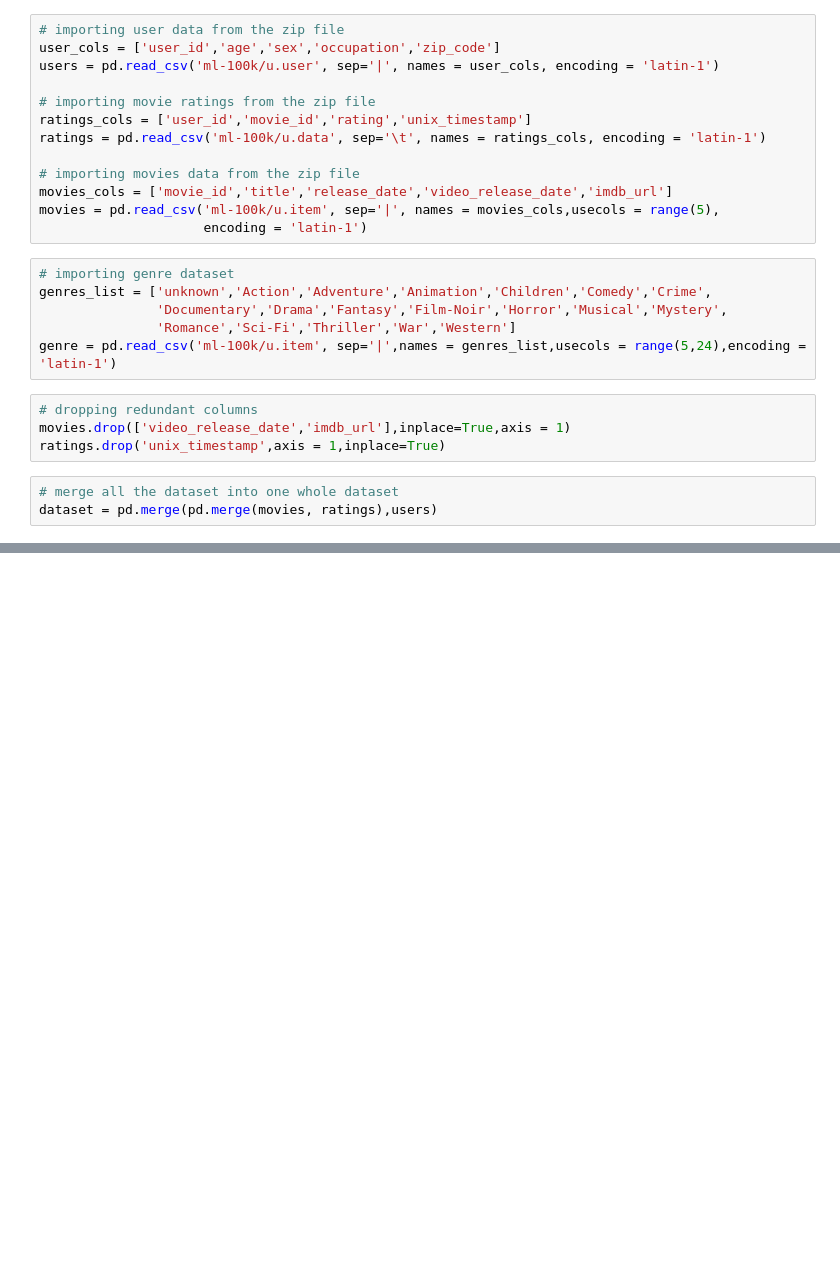
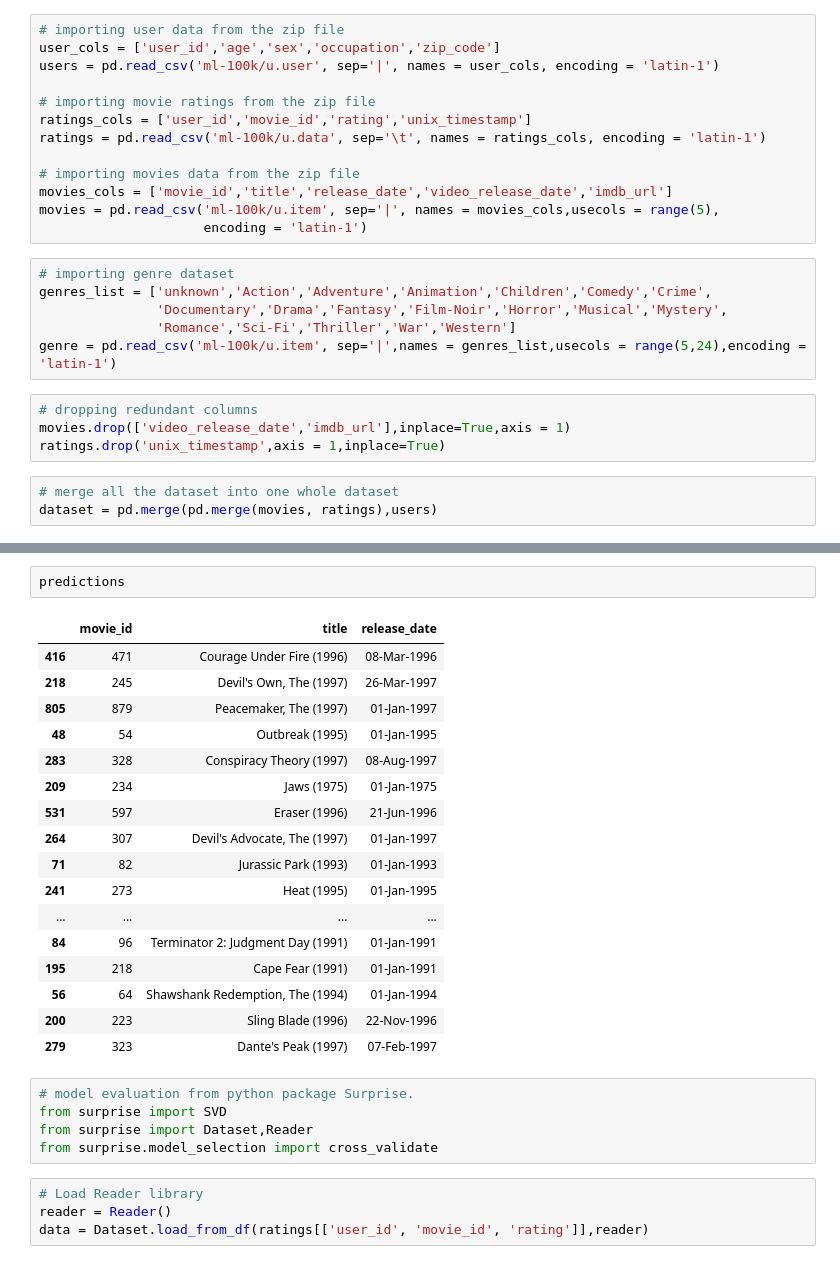
Before and after one commit to saheelahmed2/MoviesNow, a Jupyter notebook: Collab.ipynb, the cells around one changed output, grey strips where cells are left out. Cells and saved outputs as stored; diff of their text form; blank space fills up the shorter version.

```diff
--- a/Collab.ipynb
+++ b/Collab.ipynb
@@ -121,0 +219,29 @@ dataset = pd.merge(pd.merge(movies, ratings),users)
+# %%
+predictions
+# %% [output]
+|  | movie_id | title | release_date |
+| 416 | 471 | Courage Under Fire (1996) | 08-Mar-1996 |
+| 218 | 245 | Devil's Own, The (1997) | 26-Mar-1997 |
+| 805 | 879 | Peacemaker, The (1997) | 01-Jan-1997 |
+| 48 | 54 | Outbreak (1995) | 01-Jan-1995 |
+| 283 | 328 | Conspiracy Theory (1997) | 08-Aug-1997 |
+| 209 | 234 | Jaws (1975) | 01-Jan-1975 |
+| 531 | 597 | Eraser (1996) | 21-Jun-1996 |
+| 264 | 307 | Devil's Advocate, The (1997) | 01-Jan-1997 |
+| 71 | 82 | Jurassic Park (1993) | 01-Jan-1993 |
+| 241 | 273 | Heat (1995) | 01-Jan-1995 |
+| ... | ... | ... | ... |
+| 84 | 96 | Terminator 2: Judgment Day (1991) | 01-Jan-1991 |
+| 195 | 218 | Cape Fear (1991) | 01-Jan-1991 |
+| 56 | 64 | Shawshank Redemption, The (1994) | 01-Jan-1994 |
+| 200 | 223 | Sling Blade (1996) | 22-Nov-1996 |
+| 279 | 323 | Dante's Peak (1997) | 07-Feb-1997 |
+# %%
+# model evaluation from python package Surprise.
+from surprise import SVD
+from surprise import Dataset,Reader
+from surprise.model_selection import cross_validate
+# %%
+# Load Reader library
+reader = Reader()
+data = Dataset.load_from_df(ratings[['user_id', 'movie_id', 'rating']],reader)
```
Also changed, not shown: parts of 16 cells of this notebook.
